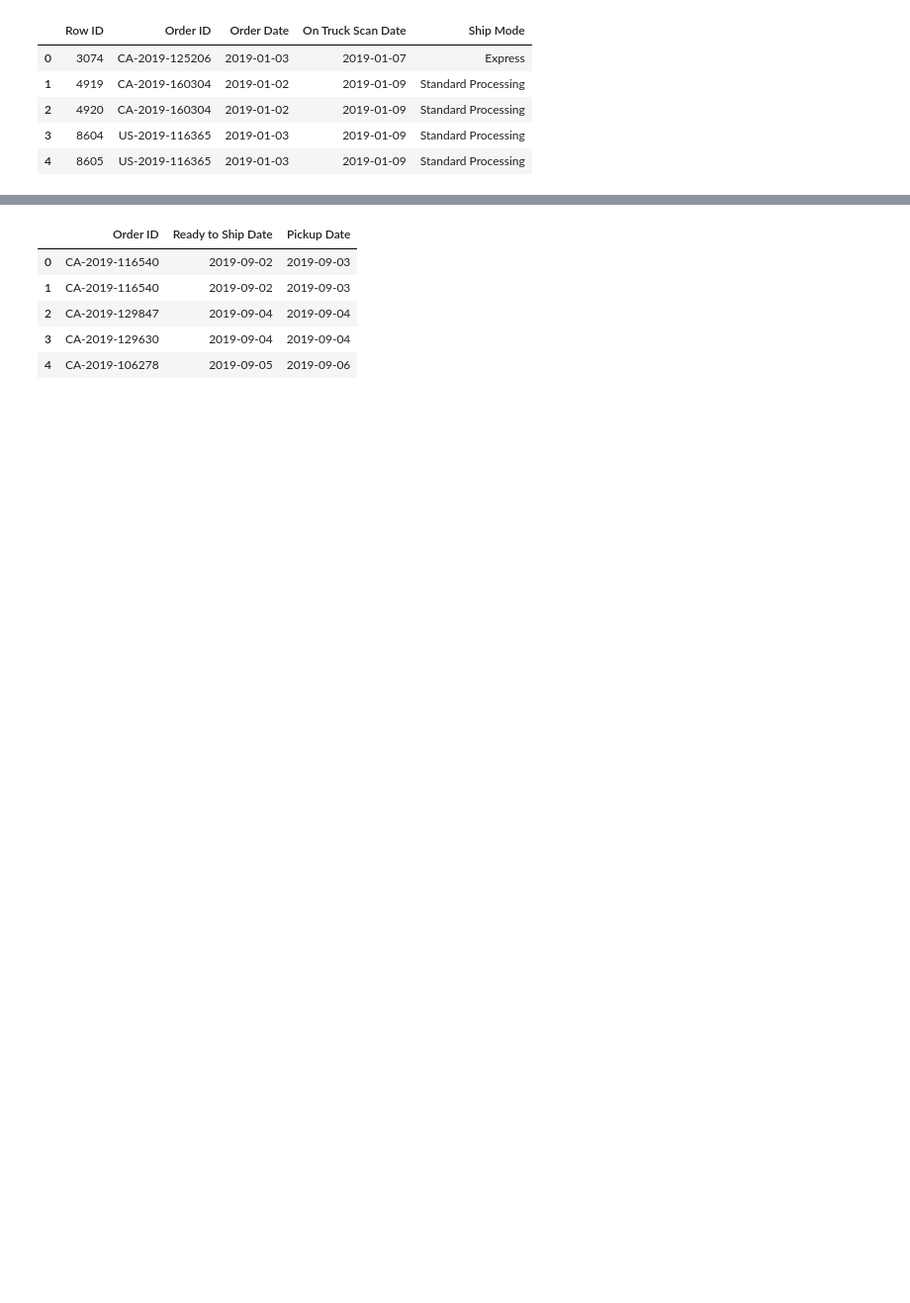
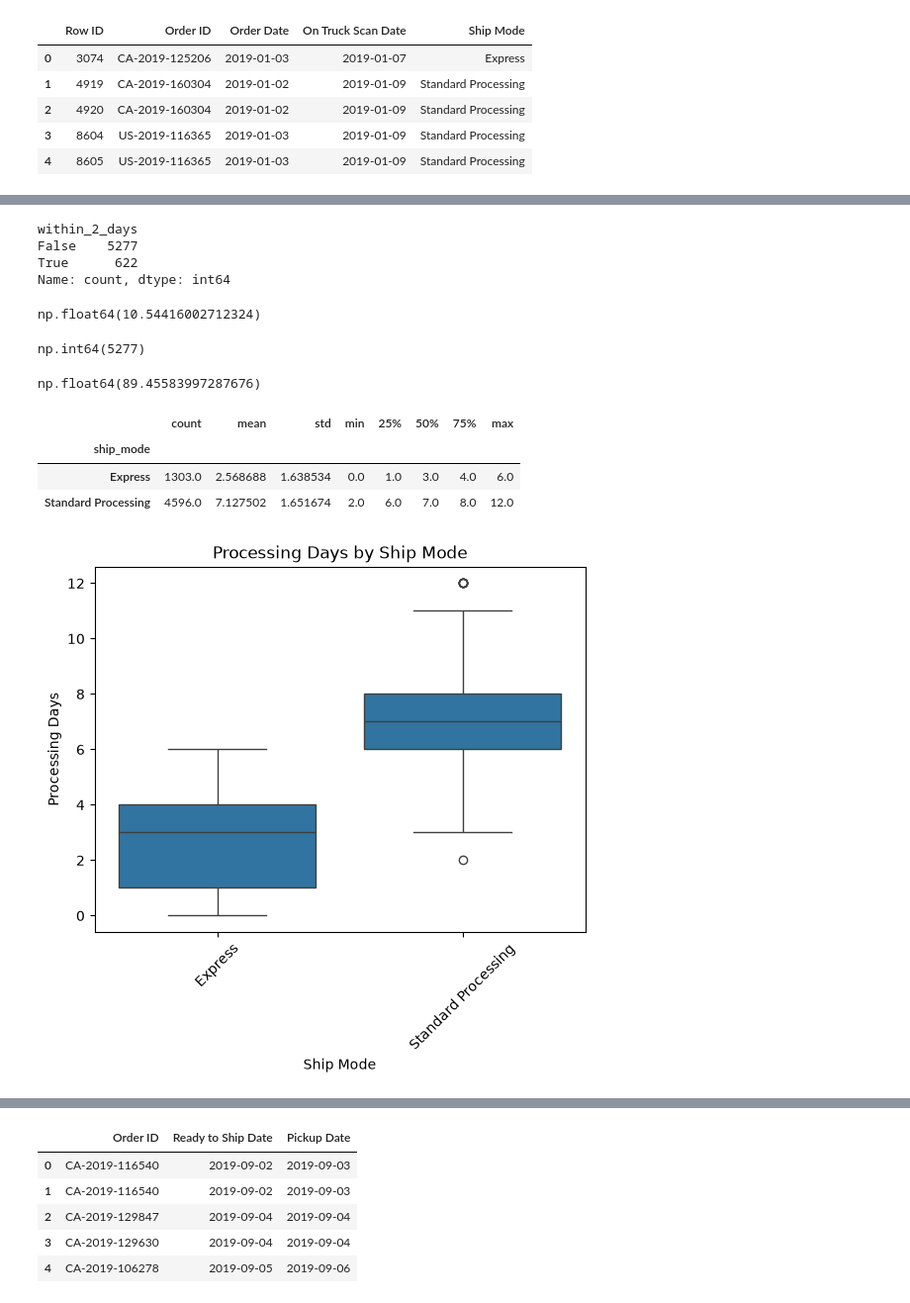
Before and after one commit to fru-s/Muesli_Project, a Jupyter notebook: muesli_project.ipynb, the cells around one changed output, grey strips where cells are left out. Shown at 99% size. Drawn from its saved outputs; the diff is of its cells as text; code cells hidden in the pictures; blank space fills up the shorter version.

```diff
--- a/muesli_project.ipynb
+++ b/muesli_project.ipynb
@@ -86,0 +481,10 @@ order_process_raw.head()
+# %%
+# cleaning the column names
+order_process_raw.columns = ( order_process_raw.columns.str.strip().str.lower() .str.replace(' ', '_').str.replace('/', '_') .str.replace('-', '_'))
+# %%
+# Convert the order date and truck scan date columns to datetime format.
+# This allows us to work with the dates correctly, for example
+# when calculating delivery times or analyzing orders over time.
+
+order_process_raw['order_date'] = pd.to_datetime(order_process_raw['order_date'])
+order_process_raw['on_truck_scan_date'] = pd.to_datetime(order_process_raw['on_truck_scan_date'])
@@ -86,0 +518,4 @@ order_process_raw.head()
+# %%
+#To calculate warehouse processing time
+order_process_raw['processing_days'] = ( order_process_raw['on_truck_scan_date'] -order_process_raw['order_date']).dt.days
+order_process_raw[['order_date', 'on_truck_scan_date', 'processing_days']].head()
@@ -86,0 +546,51 @@ order_process_raw.head()
+# %%
+#To check 2 days target
+order_process_raw['within_2_days'] = (order_process_raw['processing_days'] <= 2)
+order_process_raw['within_2_days'].value_counts()
+# %% [output]
+within_2_days
+False    5277
+True      622
+Name: count, dtype: int64
+# %%
+order_process_raw['within_2_days'].mean() * 100
+# This means 10.54% of your orders were processed within 2 days.
+# %% [output]
+np.float64(10.54416002712324)
+# %%
+# How many orders miss the target?
+orders_over_2_days = (order_process_raw['processing_days'] > 2).sum()
+
+orders_over_2_days
+# %% [output]
+np.int64(5277)
+# %%
+orders_over_2_days / len(order_process_raw) * 100
+# %% [output]
+np.float64(89.45583997287676)
+# %%
+# To analyze processing time by Ship Mode, because different shipping methods may have different warehouse processing patterns.
+order_process_raw.groupby('ship_mode')['processing_days'].describe()
+# %% [output]
+|  | count | mean | std | min | 25% | 50% | 75% | max |
+| ship_mode |  |  |  |  |  |  |  |  |
+| Express | 1303.0 | 2.568688 | 1.638534 | 0.0 | 1.0 | 3.0 | 4.0 | 6.0 |
+| Standard Processing | 4596.0 | 7.127502 | 1.651674 | 2.0 | 6.0 | 7.0 | 8.0 | 12.0 |
+# %%
+import seaborn as sns
+import matplotlib.pyplot as plt
+
+# Visualize processing days by shipping mode
+sns.boxplot(
+    data=order_process_raw,
+    x='ship_mode',
+    y='processing_days'
+)
+
+plt.title('Processing Days by Ship Mode')
+plt.xlabel('Ship Mode')
+plt.ylabel('Processing Days')
+plt.xticks(rotation=45)
+plt.show()
+# %% [output]
+[figure, added]
```
Also changed, not shown: parts of 121 cells of this notebook.
